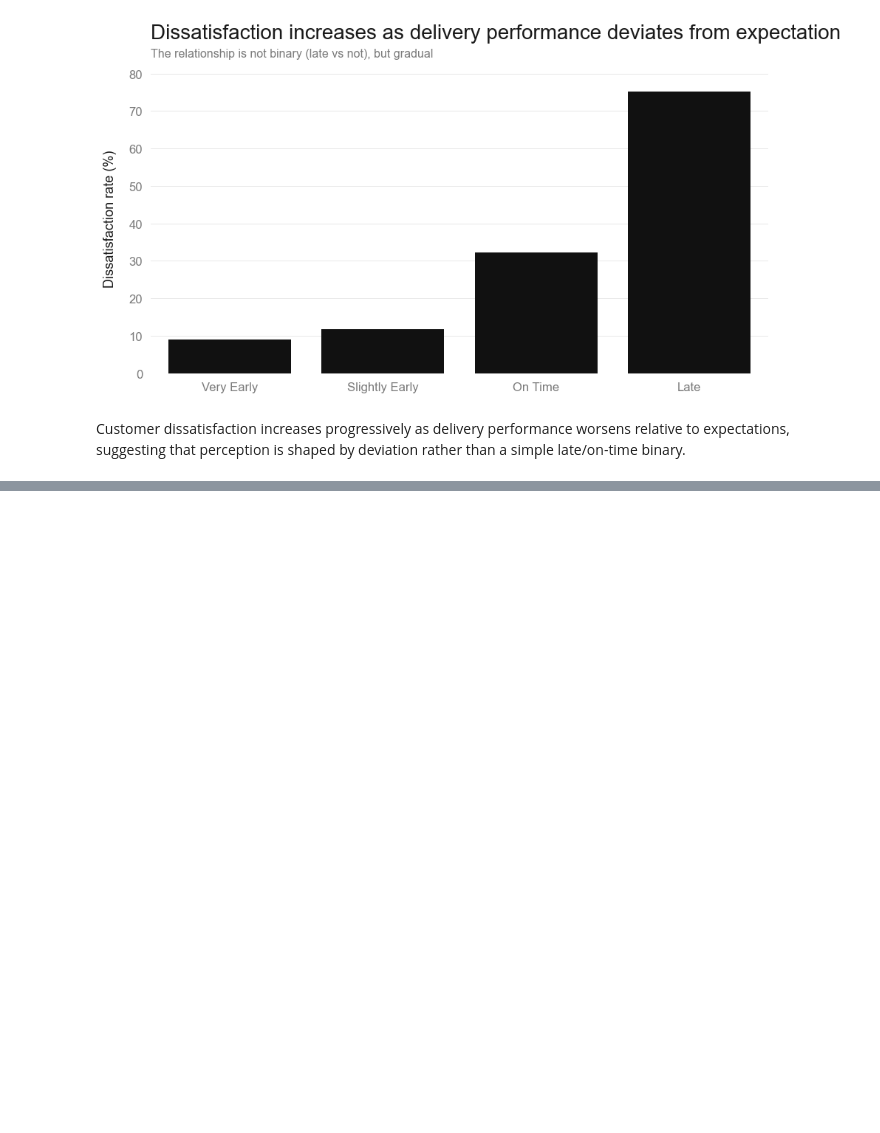
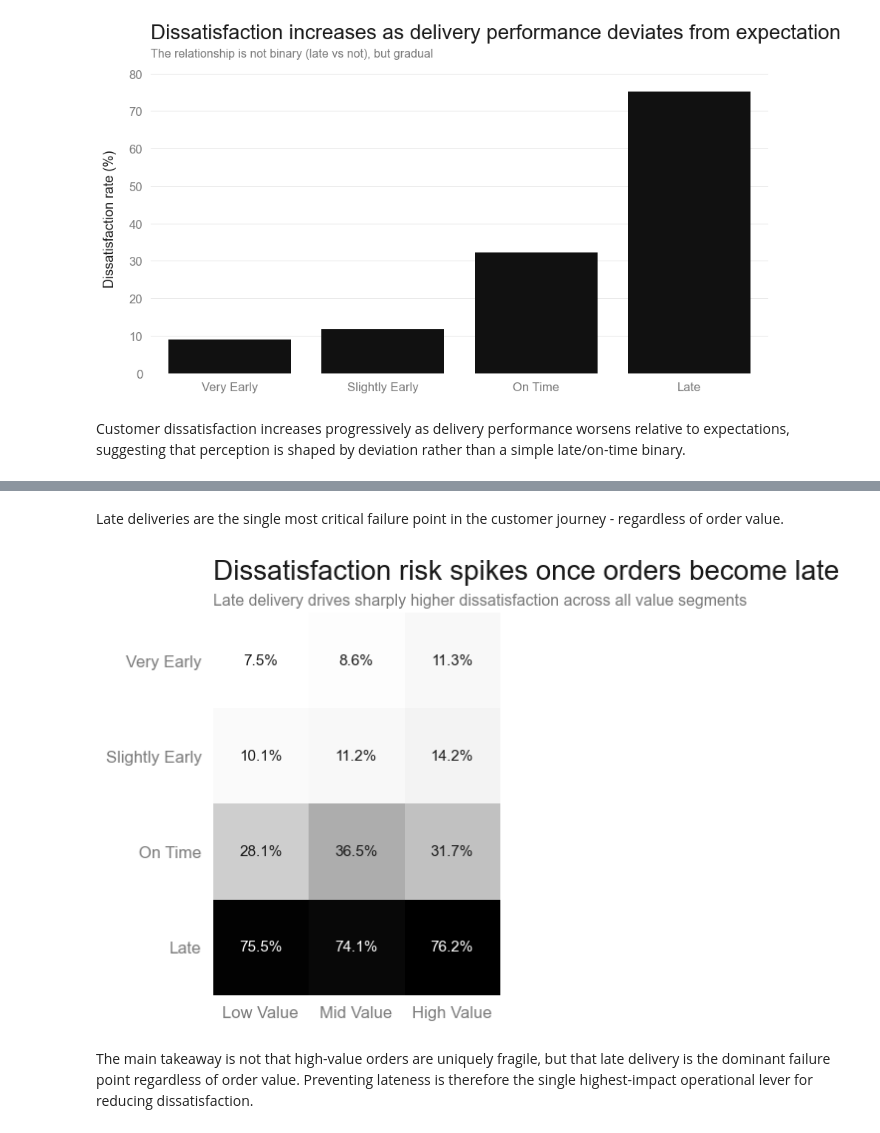
Before and after one commit to rachelv2/ecommerce-cx-dissatisfaction-prediction, a Jupyter notebook: notebooks/02_eda.ipynb, the cells around one changed output, grey strips where cells are left out. Cells and saved outputs as stored; diff of their text form; code cells hidden in the pictures; blank space fills up the shorter version.

```diff
--- a/notebooks/02_eda.ipynb
+++ b/notebooks/02_eda.ipynb
@@ -536,0 +556,15 @@ df.to_csv("../data/processed/main_dataset.csv", index=False)
+# %%
+df["value_segment"] = pd.qcut(
+    df["order_value"],
+    q=3,
+    labels=["Low Value", "Mid Value", "High Value"]
+)
+# %%
+risk_matrix = (
+    df.groupby(["risk_segment", "value_segment"])["is_dissatisfied"]
+    .mean()
+    .unstack()
+    * 100
+)
+
+risk_matrix
@@ -536,0 +578,39 @@ df.to_csv("../data/processed/main_dataset.csv", index=False)
+# %% [markdown]
+Late deliveries are the single most critical failure point in the customer journey - regardless of order value.
+# %%
+fig, ax = create_figure(figsize=(8, 5))
+
+im = ax.imshow(risk_matrix, cmap="Greys")
+
+ax.set_xticks(range(len(risk_matrix.columns)))
+ax.set_yticks(range(len(risk_matrix.index)))
+ax.set_xticklabels(risk_matrix.columns)
+ax.set_yticklabels(risk_matrix.index)
+
+add_title(
+    ax,
+    "Dissatisfaction risk spikes once orders become late",
+    "Late delivery drives sharply higher dissatisfaction across all value segments"
+)
+
+clean_axes(ax, grid_axis="both")
+ax.grid(False)
+
+for i in range(risk_matrix.shape[0]):
+    for j in range(risk_matrix.shape[1]):
+        value = risk_matrix.iloc[i, j]
+        ax.text(
+            j, i, f"{value:.1f}%",
+            ha="center", va="center",
+            color="white" if value > 40 else DARK,
+            fontsize=11
+        )
+
+plt.tight_layout()
+plt.show()
+
+save_fig(fig, "11_dissatisfaction_risk_concentration.png")
+# %% [output]
+[figure, added]
+# %% [markdown]
+The main takeaway is not that high-value orders are uniquely fragile, but that late delivery is the dominant failure point regardless of order value. Preventing lateness is therefore the single highest-impact operational lever for reducing dissatisfaction.
```
Also changed, not shown: parts of 8 cells of this notebook, 10 other files.
